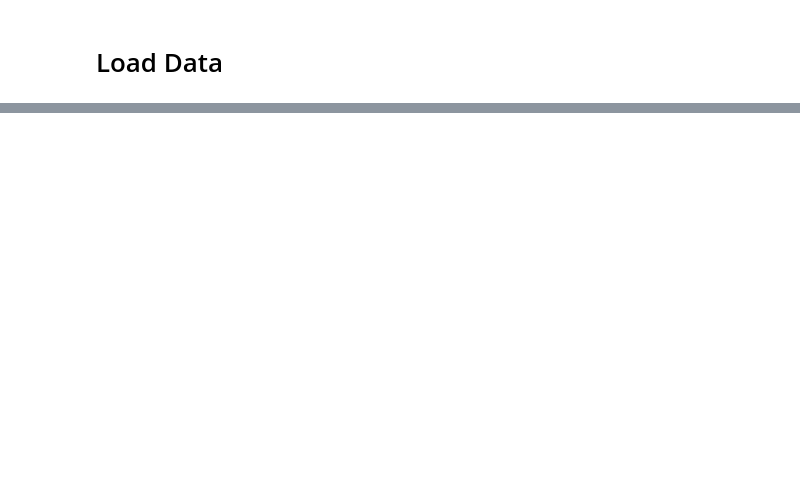
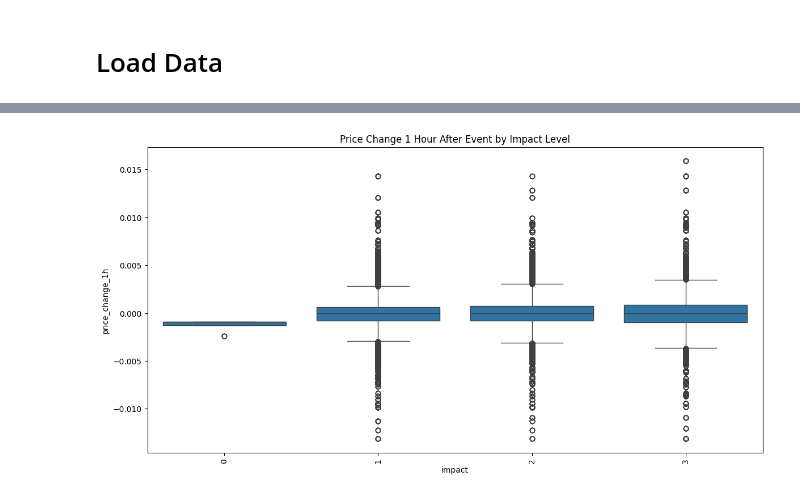
Before and after one commit to shreyash99ramtekkar/forex-economic-analysis, a Jupyter notebook: economic_analysis.ipynb, the cells around one changed output, grey strips where cells are left out. Drawn from its saved outputs; the diff is of its cells as text; code cells hidden in the pictures; blank space fills up the shorter version.

```diff
--- a/economic_analysis.ipynb
+++ b/economic_analysis.ipynb
@@ -220,0 +370,9 @@ frame['deviation'] = frame.deviation.replace('-',None).astype(np.float64)
+# %%
+# Impact of Events
+plt.figure(figsize=(14, 7))
+sns.boxplot(x='impact', y='price_change_1h', data=frame)
+plt.title('Price Change 1 Hour After Event by Impact Level')
+plt.xticks(rotation=90)
+plt.show()
+# %% [output]
+[figure, added]
```
Also changed, not shown: parts of 81 cells of this notebook, 5 other files.
